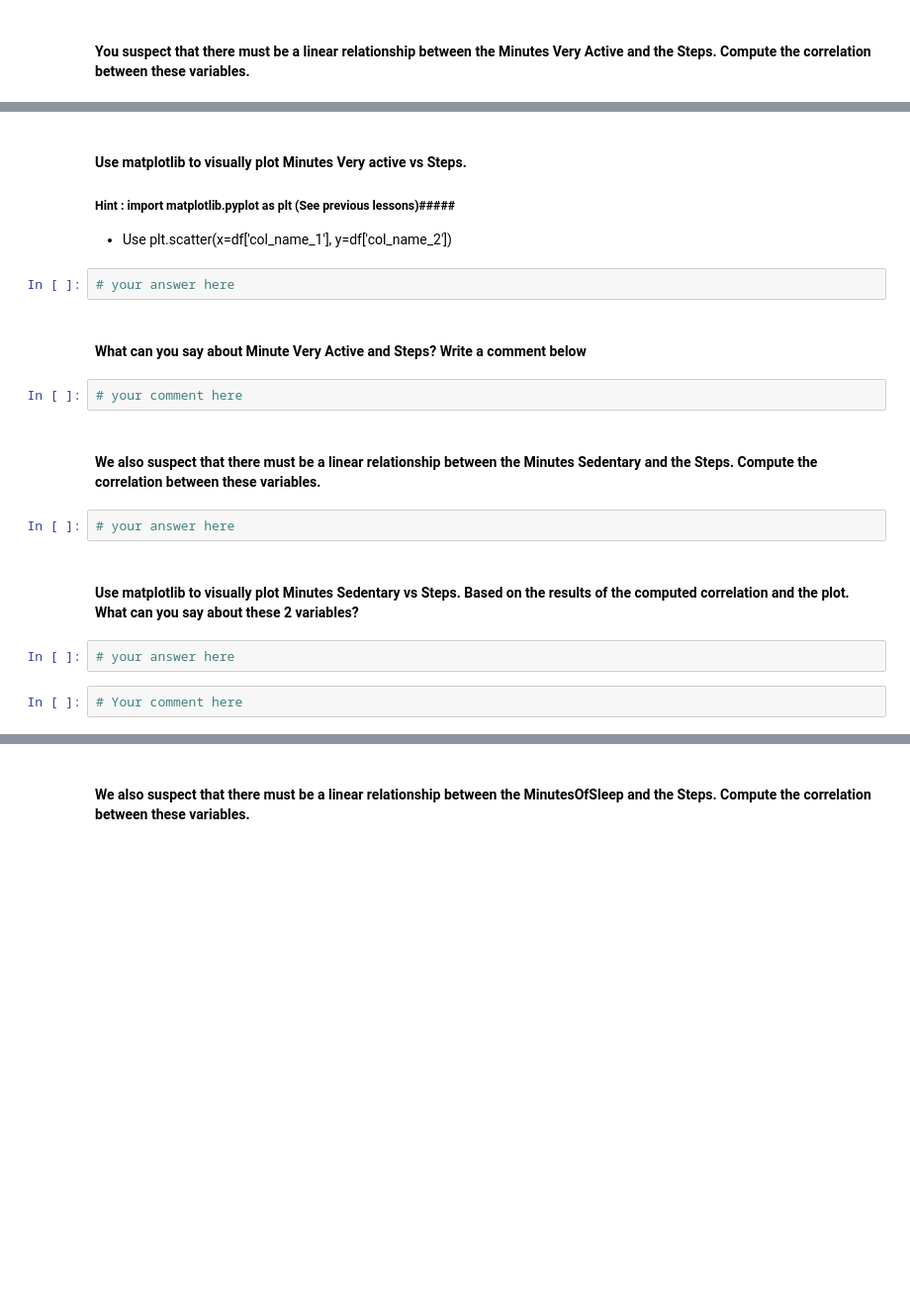
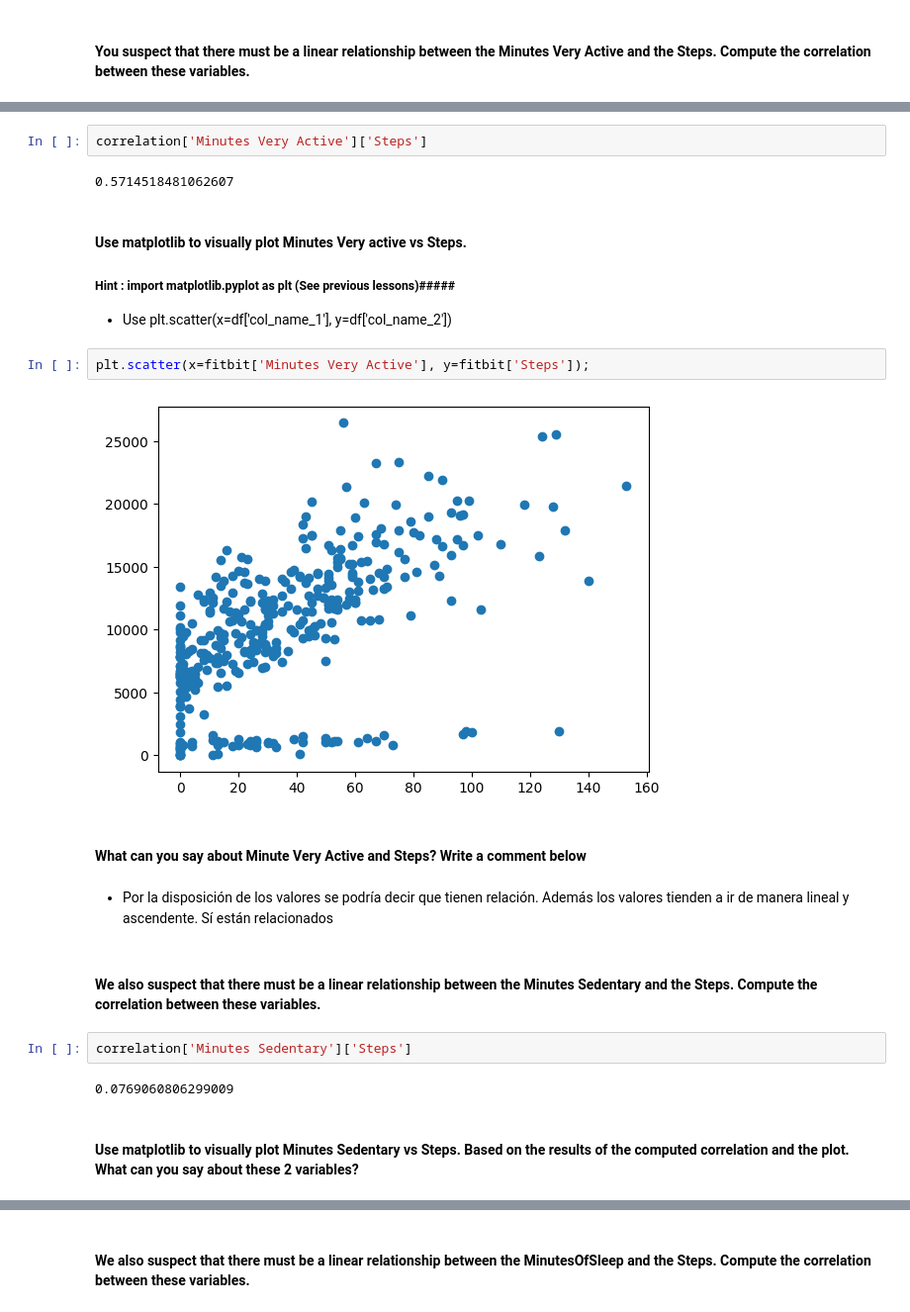
Before and after one commit to Ironhack-Data-Madrid-Octubre-2023/5.1-lab_pivot_table_and_correlation, a Jupyter notebook: your_code/main.ipynb, the cells around one changed output, grey strips where cells are left out. Shown at 99% size. Saved outputs shown, nothing was run; the diff lists cells and outputs as text; blank space fills up the shorter version.

```diff
--- a/your_code/main.ipynb
+++ b/your_code/main.ipynb
@@ -194,21 +241,25 @@ fitbit
+# %%
+correlation['Minutes Very Active']['Steps']
+# %% [output]
+0.5714518481062607
 # %% [markdown]
 #### Use matplotlib to visually plot Minutes Very active vs Steps.
 
 ##### Hint : import matplotlib.pyplot as plt (See previous lessons)#####
 - Use plt.scatter(x=df['col_name_1'], y=df['col_name_2'])
-# %%
-# your answer here
+# %%
+plt.scatter(x=fitbit['Minutes Very Active'], y=fitbit['Steps']);
+# %% [output]
+[figure, added]
 # %% [markdown]
 #### What can you say about Minute Very Active and Steps? Write a comment below
-# %%
-# your comment here
+# %% [markdown]
+- Por la disposición de los valores se podría decir que tienen relación. Además los valores tienden a ir de manera lineal y ascendente. Sí están relacionados
 # %% [markdown]
 #### We also suspect that there must be a linear relationship between the Minutes Sedentary and the Steps. Compute the correlation between these variables.
-# %%
-# your answer here
+# %%
+correlation['Minutes Sedentary']['Steps']
+# %% [output]
+0.0769060806299009
 # %% [markdown]
 #### Use matplotlib to visually plot Minutes Sedentary vs Steps. Based on the results of the computed correlation and the plot. What can you say about these 2 variables?
-# %%
-# your answer here
-# %%
-# Your comment here
```
Also changed, not shown: parts of 33 cells of this notebook.
